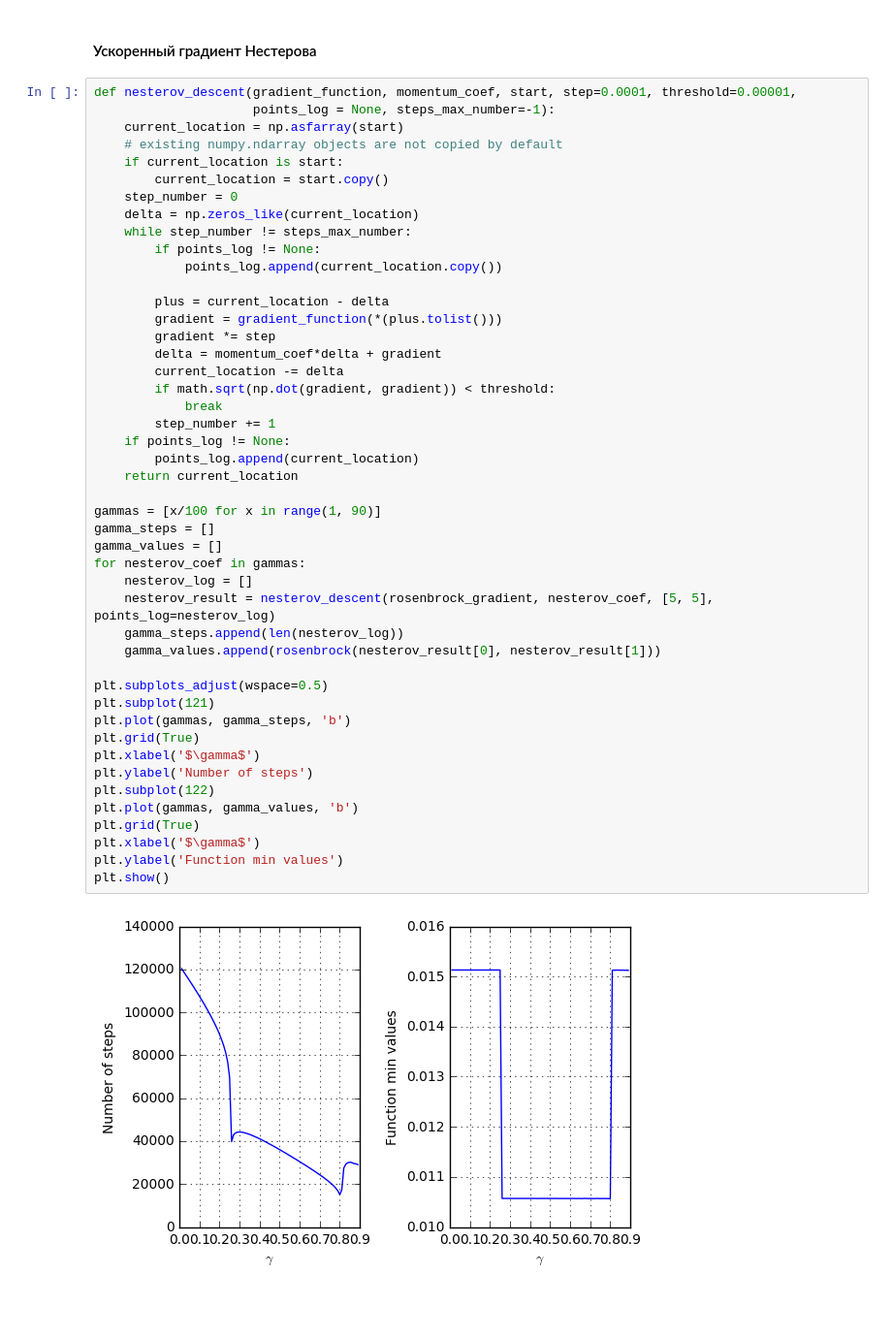
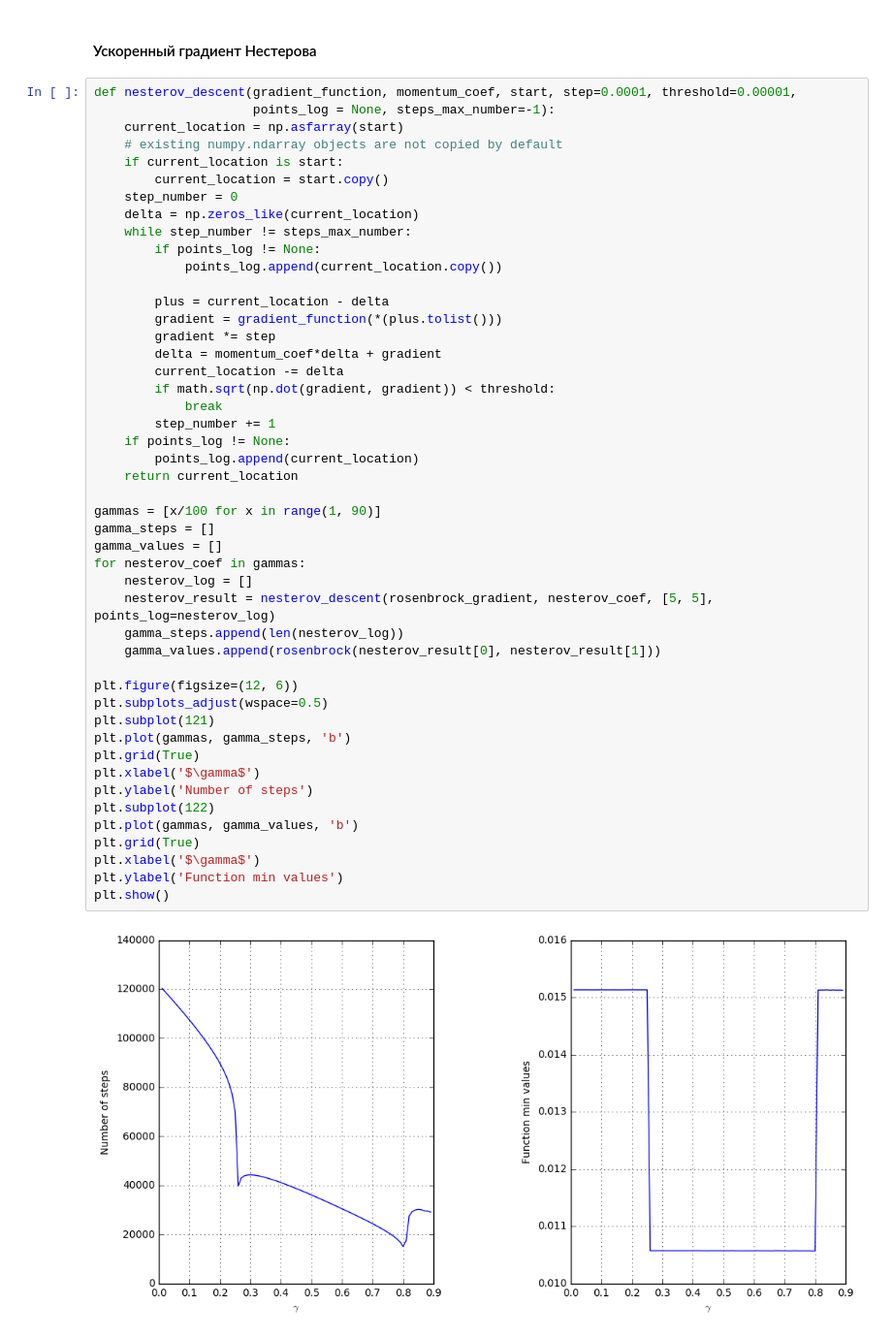
Before and after one commit to v-sopov/renju, a Jupyter notebook: lab_solution.ipynb, the cells around one changed output. Shown at 97% size. Drawn from its saved outputs; the diff is of its cells as text; blank space fills up the shorter version.

```diff
--- a/lab_solution.ipynb
+++ b/lab_solution.ipynb
@@ -525,33 +525,34 @@ def nesterov_descent(gradient_function, momentum_coef, start, step=0.0001, thres
         current_location -= delta
         if math.sqrt(np.dot(gradient, gradient)) < threshold:
             break
         step_number += 1
     if points_log != None:
         points_log.append(current_location)
     return current_location
 
 gammas = [x/100 for x in range(1, 90)]
 gamma_steps = []
 gamma_values = []
 for nesterov_coef in gammas:
     nesterov_log = []
     nesterov_result = nesterov_descent(rosenbrock_gradient, nesterov_coef, [5, 5], points_log=nesterov_log)
     gamma_steps.append(len(nesterov_log))
     gamma_values.append(rosenbrock(nesterov_result[0], nesterov_result[1]))
 
+plt.figure(figsize=(12, 6))
 plt.subplots_adjust(wspace=0.5)
 plt.subplot(121)
 plt.plot(gammas, gamma_steps, 'b')
 plt.grid(True)
 plt.xlabel('$\gamma$')
 plt.ylabel('Number of steps')
 plt.subplot(122)
 plt.plot(gammas, gamma_values, 'b')
 plt.grid(True)
 plt.xlabel('$\gamma$')
 plt.ylabel('Function min values')
 plt.show()
 # %% [output]
-[figure, old version]
+[figure, new version]
 # %%
 momentum_log = []
```
Also changed, not shown: parts of 5 cells of this notebook.
